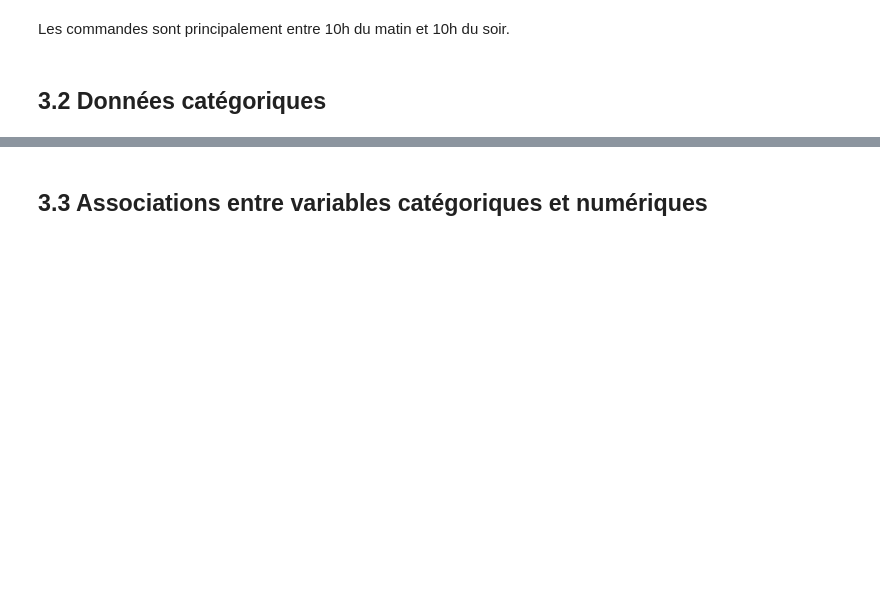
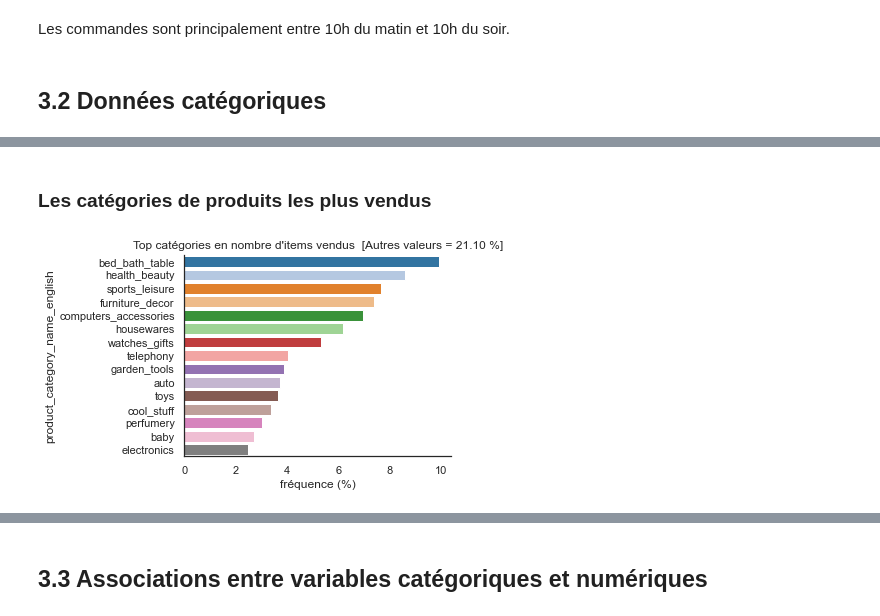
Before and after one commit to mrcreasey/oc-ds-p5-unsupervised-clustering, a Jupyter notebook: P5_01_analyse.ipynb, the cells around one changed output, grey strips where cells are left out. Cells and saved outputs as stored; diff of their text form; code cells hidden in the pictures; blank space fills up the shorter version.

```diff
--- a/P5_01_analyse.ipynb
+++ b/P5_01_analyse.ipynb
@@ -1682,0 +1730,6 @@ Les commandes sont principalement entre 10h du matin et 10h du soir.
+# %% [markdown]
+### Les catégories de produits les plus vendus
+# %%
+plot_bar_top_n(commande_items,'product_category_name_english',nb=15,normalize=True, soustitre="Top catégories en nombre d'items vendus")
+# %% [output]
+[figure, added]
```
Also changed, not shown: parts of 10 cells of this notebook.
